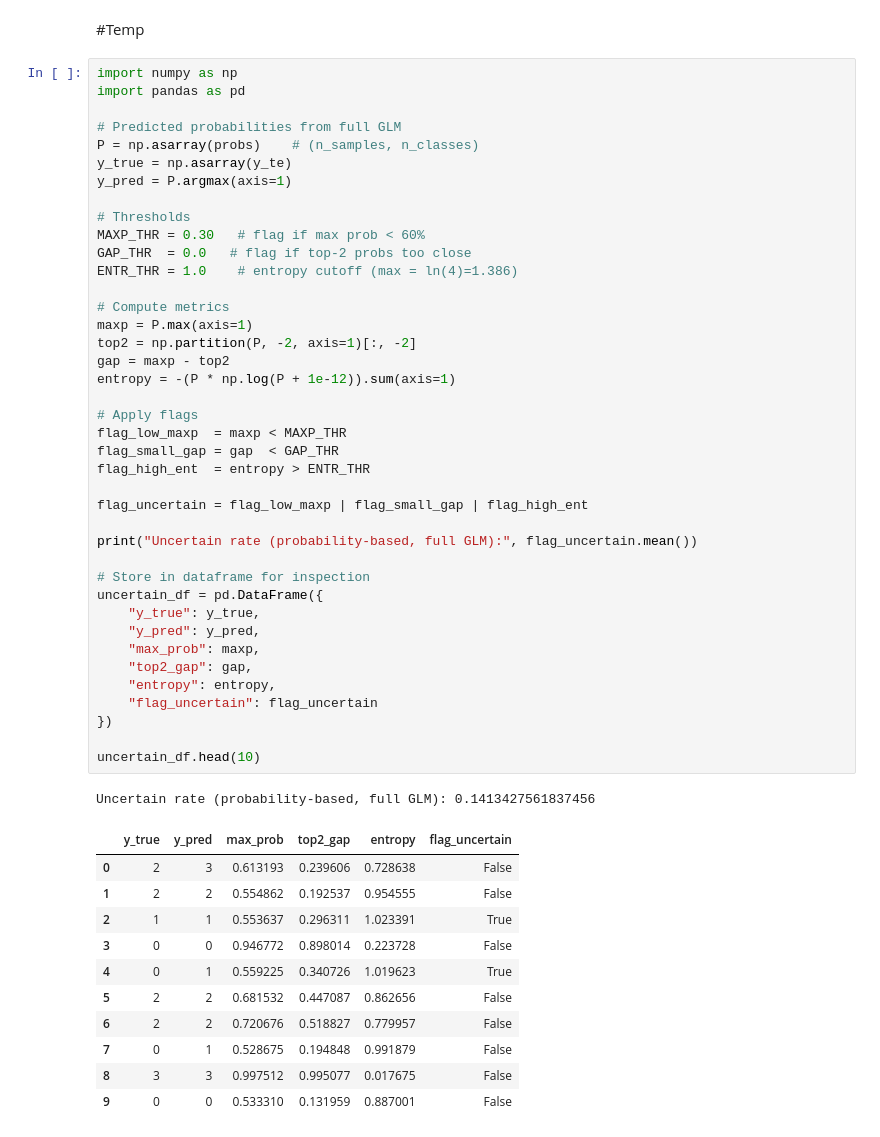
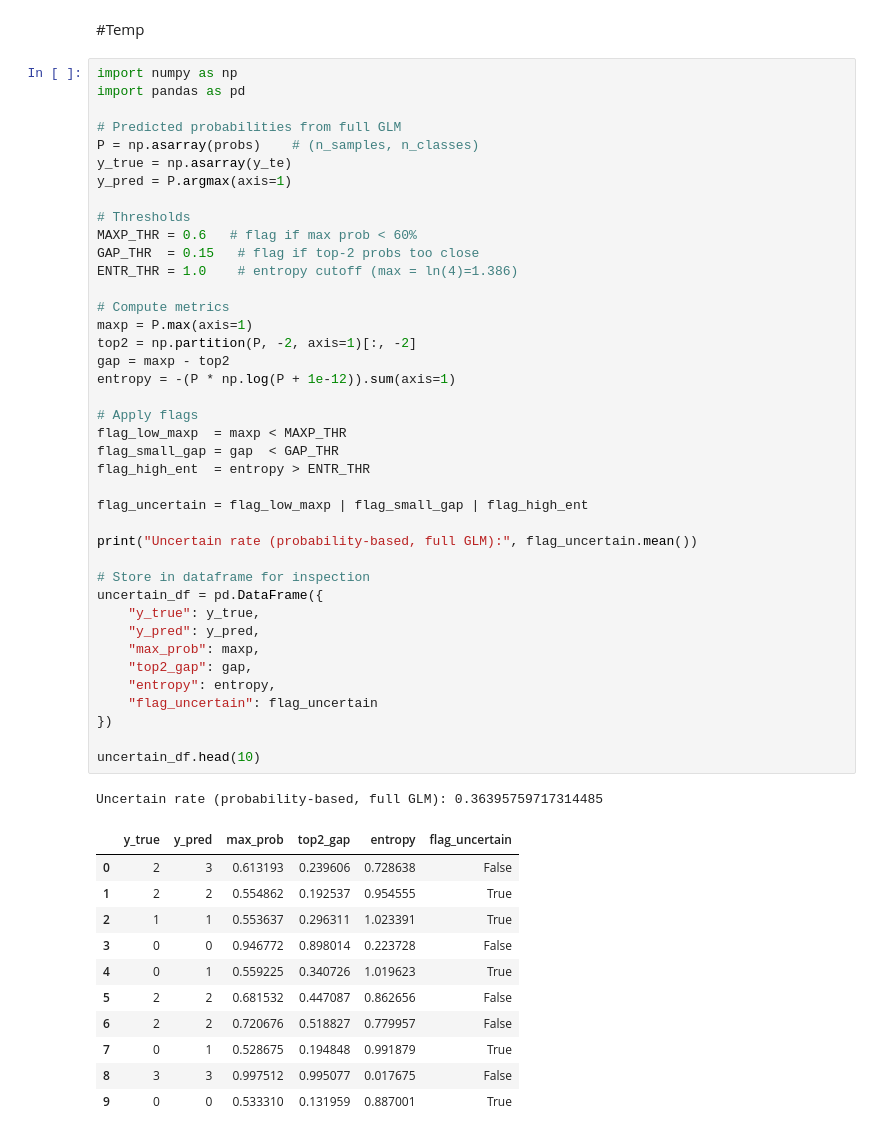
Before and after one commit to FaridRash/Advance-Statistical-Learnin--Semester-3, a Jupyter notebook: Farid/Farid_GLM.ipynb, the cells around one changed output. Cells and saved outputs as stored; diff of their text form.

```diff
--- a/Farid/Farid_GLM.ipynb
+++ b/Farid/Farid_GLM.ipynb
@@ -848,49 +848,49 @@ y_true = np.asarray(y_te)
 y_pred = P.argmax(axis=1)
 
 # Thresholds
-MAXP_THR = 0.30   # flag if max prob < 60%
-GAP_THR  = 0.0   # flag if top-2 probs too close
+MAXP_THR = 0.6   # flag if max prob < 60%
+GAP_THR  = 0.15   # flag if top-2 probs too close
 ENTR_THR = 1.0    # entropy cutoff (max = ln(4)=1.386)
 
 # Compute metrics
 maxp = P.max(axis=1)
 top2 = np.partition(P, -2, axis=1)[:, -2]
 gap = maxp - top2
 entropy = -(P * np.log(P + 1e-12)).sum(axis=1)
 
 # Apply flags
 flag_low_maxp  = maxp < MAXP_THR
 flag_small_gap = gap  < GAP_THR
 flag_high_ent  = entropy > ENTR_THR
 
 flag_uncertain = flag_low_maxp | flag_small_gap | flag_high_ent
 
 print("Uncertain rate (probability-based, full GLM):", flag_uncertain.mean())
 
 # Store in dataframe for inspection
 uncertain_df = pd.DataFrame({
     "y_true": y_true,
     "y_pred": y_pred,
     "max_prob": maxp,
     "top2_gap": gap,
     "entropy": entropy,
     "flag_uncertain": flag_uncertain
 })
 
 uncertain_df.head(10)
 # %% [output]
-Uncertain rate (probability-based, full GLM): 0.1413427561837456
+Uncertain rate (probability-based, full GLM): 0.36395759717314485
 |  | y_true | y_pred | max_prob | top2_gap | entropy | flag_uncertain |
 | 0 | 2 | 3 | 0.613193 | 0.239606 | 0.728638 | False |
-| 1 | 2 | 2 | 0.554862 | 0.192537 | 0.954555 | False |
+| 1 | 2 | 2 | 0.554862 | 0.192537 | 0.954555 | True |
 | 2 | 1 | 1 | 0.553637 | 0.296311 | 1.023391 | True |
 | 3 | 0 | 0 | 0.946772 | 0.898014 | 0.223728 | False |
 | 4 | 0 | 1 | 0.559225 | 0.340726 | 1.019623 | True |
 | 5 | 2 | 2 | 0.681532 | 0.447087 | 0.862656 | False |
 | 6 | 2 | 2 | 0.720676 | 0.518827 | 0.779957 | False |
-| 7 | 0 | 1 | 0.528675 | 0.194848 | 0.991879 | False |
+| 7 | 0 | 1 | 0.528675 | 0.194848 | 0.991879 | True |
 | 8 | 3 | 3 | 0.997512 | 0.995077 | 0.017675 | False |
-| 9 | 0 | 0 | 0.533310 | 0.131959 | 0.887001 | False |
+| 9 | 0 | 0 | 0.533310 | 0.131959 | 0.887001 | True |
 # %%
 # Count where flag_uncertain is False
 not_flagged_count = uncertain_df[uncertain_df['flag_uncertain'] == False].shape[0]
```
Also changed, not shown: parts of 12 cells of this notebook.
